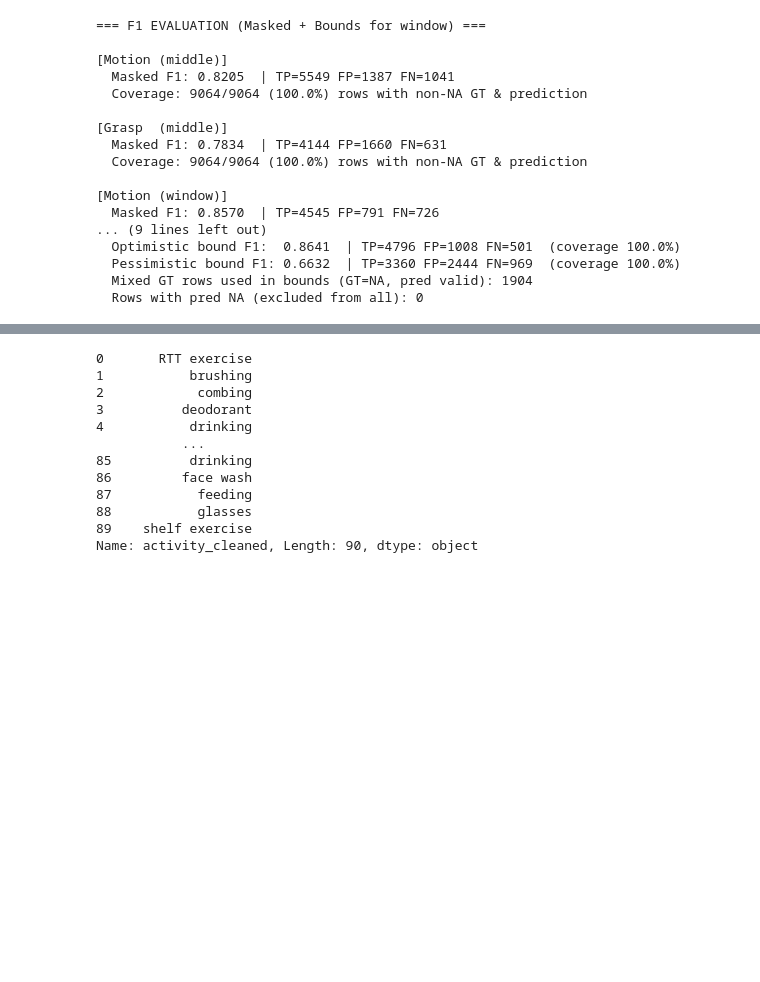
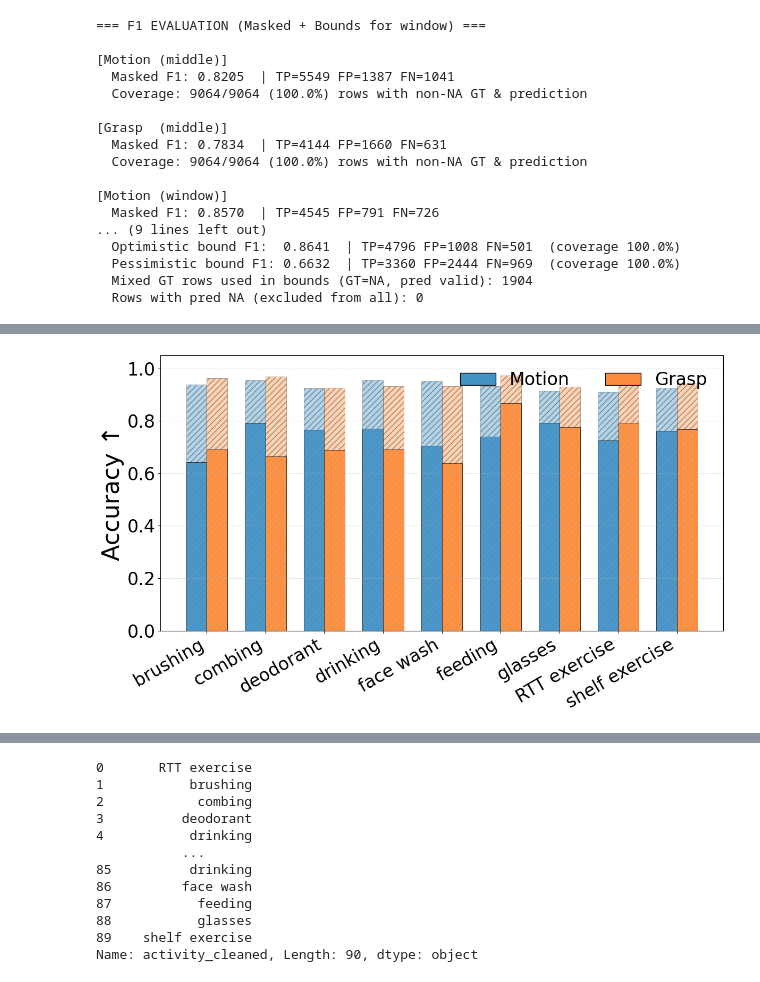
Before and after one commit to livctr/vlms4rehab, a Jupyter notebook: postprocess/primitives/exp_to_latex.ipynb, the cells around one changed output, grey strips where cells are left out. Drawn from its saved outputs; the diff is of its cells as text; code cells hidden in the pictures; blank space fills up the shorter version.

```diff
--- a/postprocess/primitives/exp_to_latex.ipynb
+++ b/postprocess/primitives/exp_to_latex.ipynb
@@ -1375,0 +1445,78 @@ plt.show()
+# %%
+import numpy as np
+import matplotlib.pyplot as plt
+import matplotlib.patches as mpatches
+
+
+def plot_acc_by_activity(df_samples: pd.DataFrame,
+                         df_resps: pd.DataFrame):
+    """
+    Grouped overlaid bar chart of frame-level Accuracy by activity.
+    Solid bars = omniscient baseline (center-frame GT predicting full segment).
+    Hatched bars = VLM prediction accuracy.
+    Both weighted by segment duration (dt) for frame-level accuracy.
+    """
+    df = df_resps.merge(df_samples[["id", "activity_cleaned"]], on="id", how="left")
+
+    rows = []
+    for act, g in df.groupby("activity_cleaned"):
+        for signal in ["motion", "grasp"]:
+            omni_col = f"{signal}_omni_frame_acc"
+            vlm_col  = f"{signal}_vlm_frame_acc"
+            if omni_col not in g.columns or vlm_col not in g.columns:
+                continue
+            mask = g[omni_col].notna() & g[vlm_col].notna()
+            sub = g[mask]
+            if sub.empty:
+                continue
+            dt = sub["dt"].astype(float)
+            total_dur = dt.sum()
+            if total_dur == 0:
+                continue
+            omni_acc = (dt * sub[omni_col]).sum() / total_dur
+            vlm_acc  = (dt * sub[vlm_col]).sum() / total_dur
+            rows.append({"activity": act, "signal": signal,
+                         "omniscient": omni_acc, "vlm": vlm_acc})
+
+    df_acc = pd.DataFrame(rows)
+    activities = sorted(df_acc["activity"].unique(), key=str.lower)
+    x = np.arange(len(activities))
+    width = 0.35
+
+    fig, ax = plt.subplots(figsize=(12, 7))
+
+    colors = {
+        "motion": "#4292c6",
+        "grasp":  "#fd8d3c",
+    }
+
+    for signal, offset in [("motion", -width / 2), ("grasp", width / 2)]:
+        sub = df_acc[df_acc["signal"] == signal].set_index("activity").reindex(activities)
+
+        # Solid bar (omniscient baseline) — no hatch, behind
+        ax.bar(x + offset, sub["omniscient"].values, width,
+               color=colors[signal], alpha=0.4, edgecolor="black", linewidth=0.5, hatch="///")
+        # Hatched bar (VLM) — overlaid
+        ax.bar(x + offset, sub["vlm"].values, width,
+               color=colors[signal], alpha=0.9, edgecolor="black", linewidth=0.5)
+
+    ax.set_ylabel("Accuracy \u2191", fontsize=32)
+    ax.set_xlabel("")
+    ax.set_ylim(0, 1.05)
+    ax.set_xticks(x)
+    ax.set_xticklabels(activities, rotation=30, ha="right", fontsize=24)
+    ax.tick_params(axis="y", labelsize=24)
+
+    motion_patch = mpatches.Patch(facecolor=colors["motion"], edgecolor="black", label="Motion")
+    grasp_patch  = mpatches.Patch(facecolor=colors["grasp"],  edgecolor="black", label="Grasp")
+    ax.legend(handles=[motion_patch, grasp_patch], fontsize=24, loc="upper right", frameon=False, ncol=2)
+
+    ax.grid(axis="y", linestyle="--", alpha=0.4)
+    plt.tight_layout()
+
+
+plot_acc_by_activity(df_samples, df_resps)
+plt.savefig("./motion_grasp_acc_by_activity.pdf", bbox_inches="tight", dpi=300)
+plt.show()
+# %% [output]
+[figure, added]
```
Also changed, not shown: parts of 28 cells of this notebook, 1 other file.
